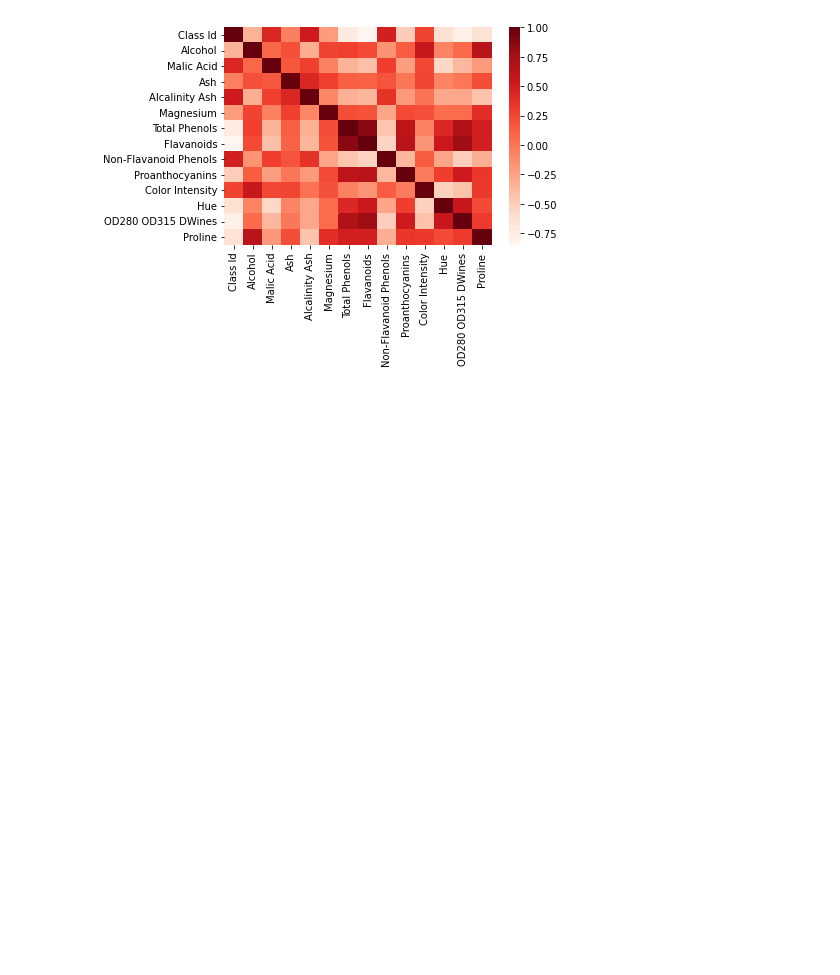
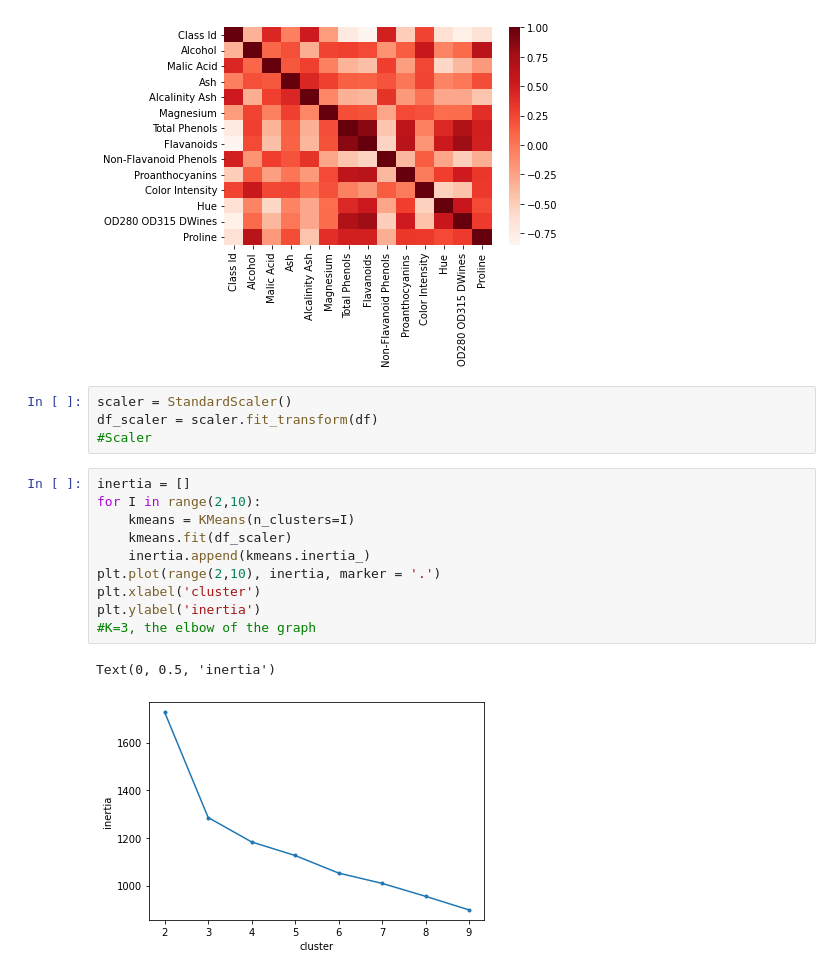
Before and after one commit to Sabrinapearlpervez/Wine-Class-Id-Predictions, a Jupyter notebook: Wine_Class_Id_Predictions.ipynb, the cells around one changed output. Cells and saved outputs as stored; diff of their text form; blank space fills up the shorter version.

```diff
--- a/Wine_Class_Id_Predictions.ipynb
+++ b/Wine_Class_Id_Predictions.ipynb
@@ -147,3 +152,20 @@ sns.heatmap(corr, cmap='Reds');
 #Heatmap of the correlation of all the columns
 # %% [output]
 [figure]
+# %%
+scaler = StandardScaler()
+df_scaler = scaler.fit_transform(df)
+#Scaler
+# %%
+inertia = []
+for I in range(2,10):
+    kmeans = KMeans(n_clusters=I)
+    kmeans.fit(df_scaler)
+    inertia.append(kmeans.inertia_)
+plt.plot(range(2,10), inertia, marker = '.')
+plt.xlabel('cluster')
+plt.ylabel('inertia')
+#K=3, the elbow of the graph
+# %% [output]
+Text(0, 0.5, 'inertia')
+[figure, added]
```
Also changed, not shown: parts of 12 cells of this notebook.
